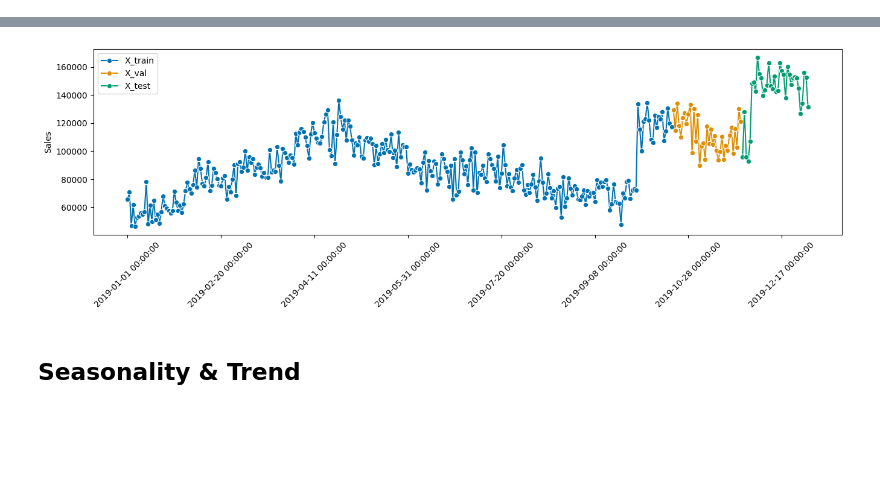
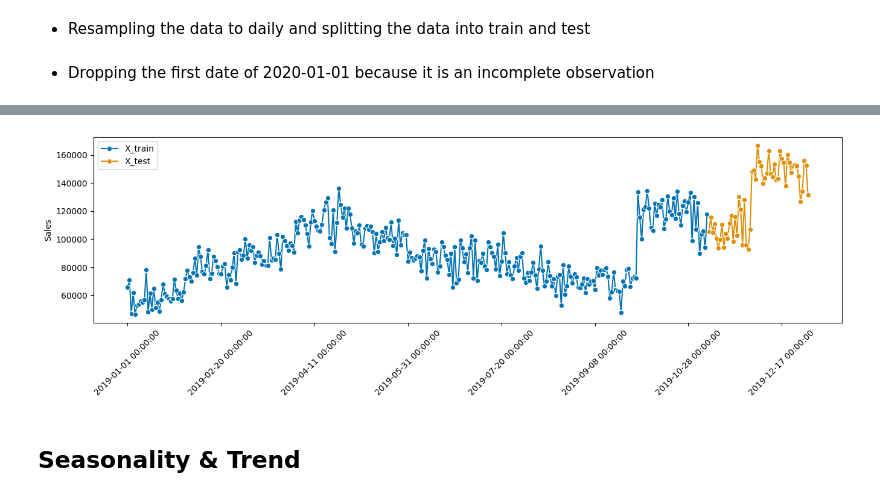
Before and after one commit to AllDataers/SalesPredictionGroupe4, a Jupyter notebook: notebooks/ml_prediction.ipynb, the cells around one changed output, grey strips where cells are left out. Drawn from its saved outputs; the diff is of its cells as text; code cells hidden in the pictures; blank space fills up the shorter version.

```diff
--- a/notebooks/ml_prediction.ipynb
+++ b/notebooks/ml_prediction.ipynb
@@ -12,16 +17,15 @@ initial_df.head(2)
 | 1 | 176559 | Bose SoundSport Headphones | 1 | 99.99 | 2019-04-07 22:30:00 | 682 Chestnut St, Boston, MA 02215 | 99.99 | 22 | 4 | ... |
 # %%
 df = initial_df.set_index(keys=["OrderDate"])
+# %% [markdown]
+- Resampling the data to daily and splitting the data into train and test
 # %%
-from sktime.split import temporal_train_test_split
-X_train, X_test = temporal_train_test_split(y=df["Sales"].resample("D").sum(), test_size=0.2)
+X_train, X_test = temporal_train_test_split(y=df["Sales"].resample("D").sum(), test_size=0.15)
-# %%
-X_val, X_test = temporal_train_test_split(y=X_test, test_size=0.5)
+# %% [markdown]
+- Dropping the first date of 2020-01-01 because it is an incomplete observation
 # %%
 X_test = X_test.drop(index="2020-01-01")
 # %%
-import matplotlib.pyplot as plt
-from sktime.utils.plotting import plot_series
-plot_series(X_train,X_val, X_test, labels=["X_train","X_val", "X_test"])
-plt.xticks(rotation=45)
+plot_series(X_train, X_test, labels=["X_train", "X_test"])
+plt.xticks(rotation=45);
 # %% [output]
@@ -39,4 +32,4 @@ plt.xticks(rotation=45)
-[figure, old version]
+[figure, new version]
 # %% [markdown]
 ## Seasonality & Trend
 # %%
```
Also changed, not shown: parts of 50 cells of this notebook.
